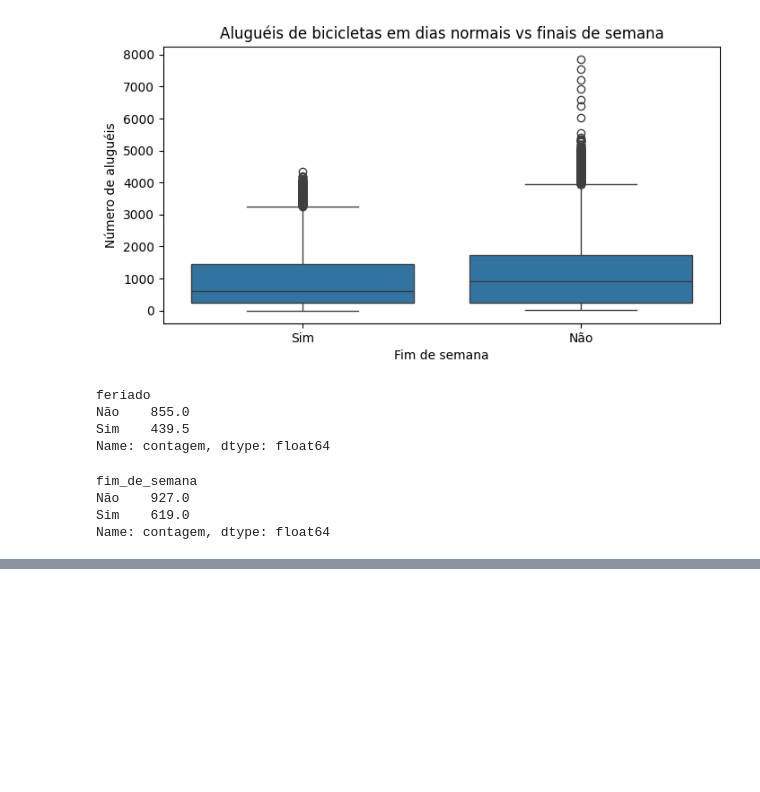
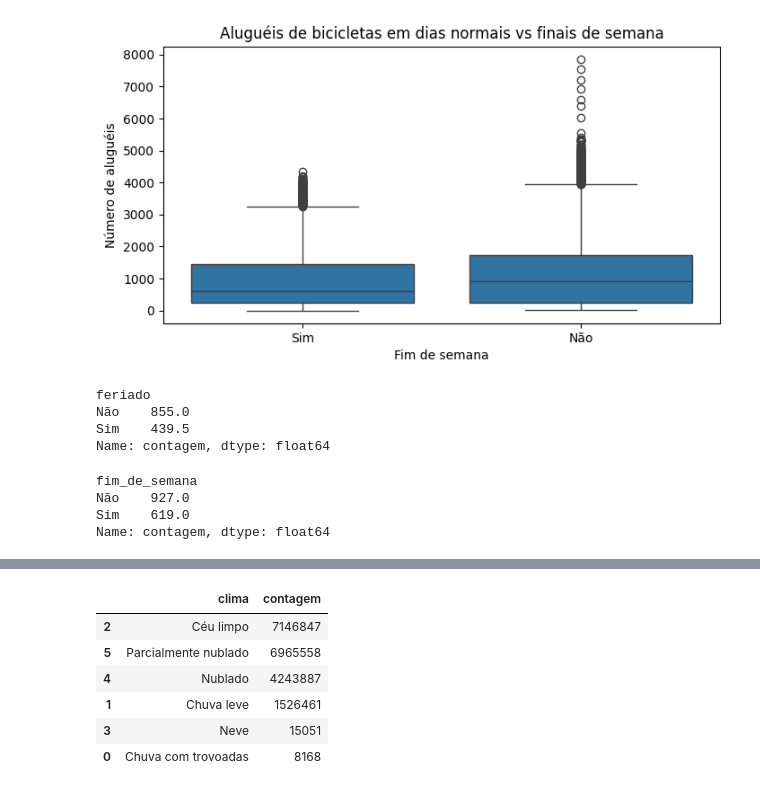
Before and after one commit to juliogazoli/alura-data-science-python-analisando-e-prevendo-series-temporais, a Jupyter notebook: atividades.ipynb, the cells around one changed output, grey strips where cells are left out. Cells and saved outputs as stored; diff of their text form; code cells hidden in the pictures; blank space fills up the shorter version.

```diff
--- a/atividades.ipynb
+++ b/atividades.ipynb
@@ -228,0 +240,10 @@ Name: contagem, dtype: float64
+# %%
+df_clima
+# %% [output]
+|  | clima | contagem |
+| 2 | Céu limpo | 7146847 |
+| 5 | Parcialmente nublado | 6965558 |
+| 4 | Nublado | 4243887 |
+| 1 | Chuva leve | 1526461 |
+| 3 | Neve | 15051 |
+| 0 | Chuva com trovoadas | 8168 |
```
Also changed, not shown: parts of 1 cell of this notebook.
